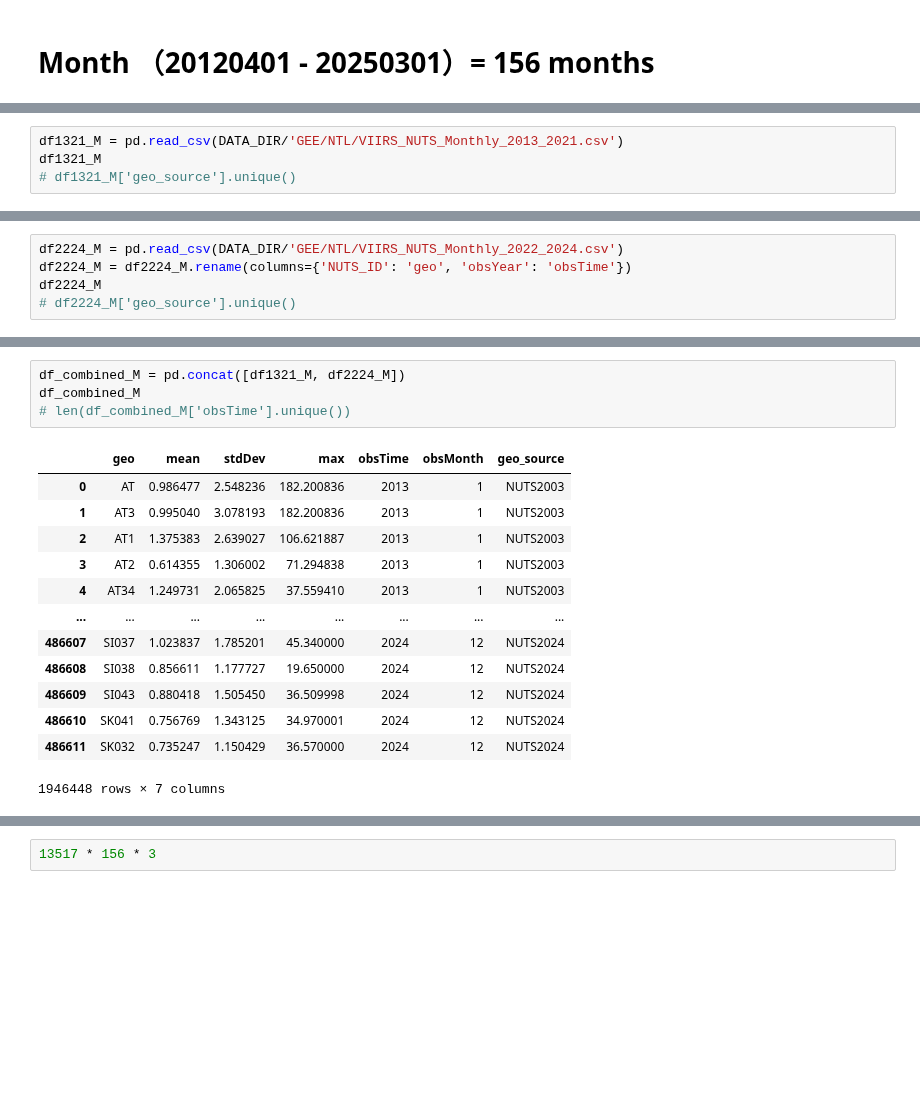
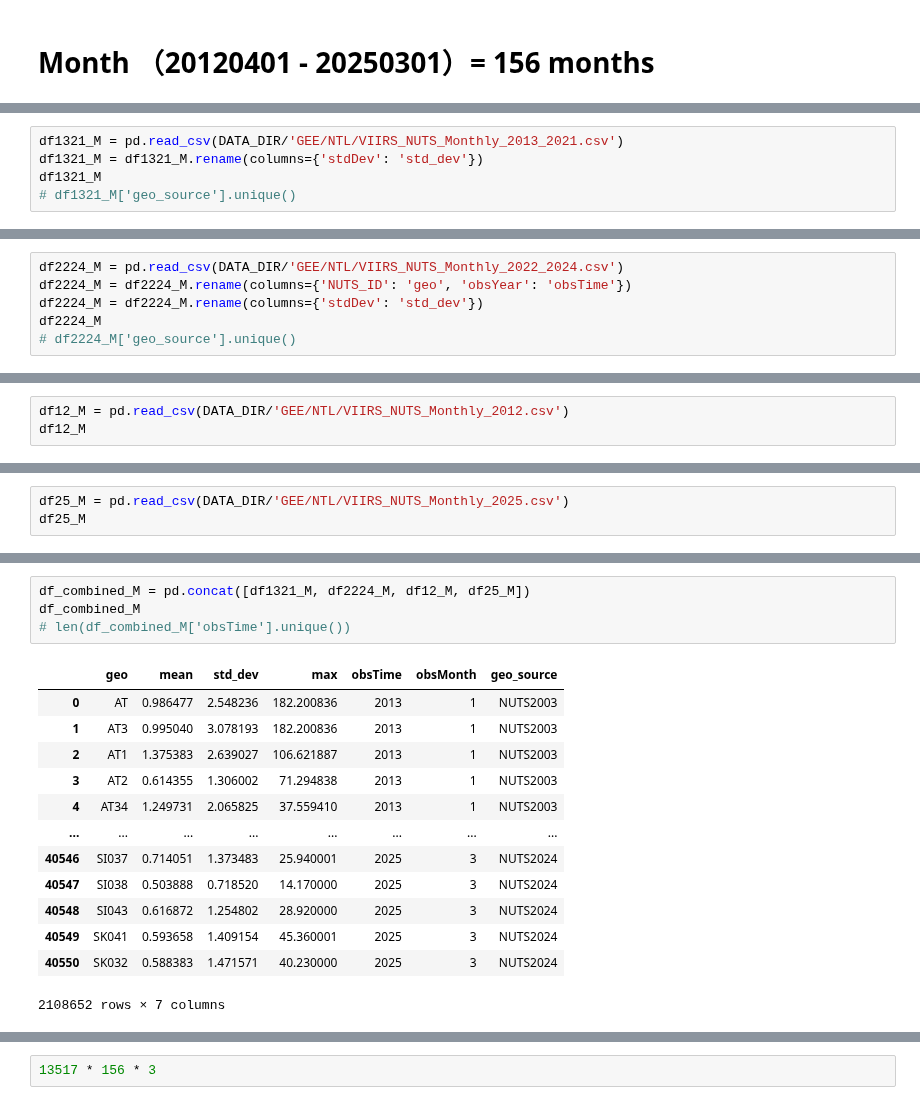
Before and after one commit to OxfordDemSci/Mapineq, a Jupyter notebook: src/data-wrangling/GEE/NTL/NTL_post_GEE.ipynb, the cells around one changed output, grey strips where cells are left out. Drawn from its saved outputs; the diff is of its cells as text; blank space fills up the shorter version.

Commit message:
update NUTS monthly

```diff
--- a/src/data-wrangling/GEE/NTL/NTL_post_GEE.ipynb
+++ b/src/data-wrangling/GEE/NTL/NTL_post_GEE.ipynb
@@ -336,5 +336,6 @@ validate(data=EURO_long)
 # %%
 df1321_M = pd.read_csv(DATA_DIR/'GEE/NTL/VIIRS_NUTS_Monthly_2013_2021.csv')
+df1321_M = df1321_M.rename(columns={'stdDev': 'std_dev'})
 df1321_M
 # df1321_M['geo_source'].unique()
 # %% [output]
@@ -354,6 +355,7 @@ df1321_M
 # %%
 df2224_M = pd.read_csv(DATA_DIR/'GEE/NTL/VIIRS_NUTS_Monthly_2022_2024.csv')
 df2224_M = df2224_M.rename(columns={'NUTS_ID': 'geo', 'obsYear': 'obsTime'})
+df2224_M = df2224_M.rename(columns={'stdDev': 'std_dev'})
 df2224_M
 # df2224_M['geo_source'].unique()
 # %% [output]
@@ -370,3 +372,6 @@ df2224_M
 | 486610 | SK041 | 0.756769 | 1.343125 | 34.970001 | 2024 | 12 | NUTS2024 |
 | 486611 | SK032 | 0.735247 | 1.150429 | 36.570000 | 2024 | 12 | NUTS2024 |
 486612 rows × 7 columns
+# %%
+df12_M = pd.read_csv(DATA_DIR/'GEE/NTL/VIIRS_NUTS_Monthly_2012.csv')
+df12_M
@@ -372,0 +392,3 @@ df2224_M
+# %%
+df25_M = pd.read_csv(DATA_DIR/'GEE/NTL/VIIRS_NUTS_Monthly_2025.csv')
+df25_M
@@ -373,19 +409,19 @@ df2224_M
 # %%
-df_combined_M = pd.concat([df1321_M, df2224_M])
+df_combined_M = pd.concat([df1321_M, df2224_M, df12_M, df25_M])
 df_combined_M
 # len(df_combined_M['obsTime'].unique())
 # %% [output]
-|  | geo | mean | stdDev | max | obsTime | obsMonth | geo_source |
+|  | geo | mean | std_dev | max | obsTime | obsMonth | geo_source |
 | 0 | AT | 0.986477 | 2.548236 | 182.200836 | 2013 | 1 | NUTS2003 |
 | 1 | AT3 | 0.995040 | 3.078193 | 182.200836 | 2013 | 1 | NUTS2003 |
 | 2 | AT1 | 1.375383 | 2.639027 | 106.621887 | 2013 | 1 | NUTS2003 |
 | 3 | AT2 | 0.614355 | 1.306002 | 71.294838 | 2013 | 1 | NUTS2003 |
 | 4 | AT34 | 1.249731 | 2.065825 | 37.559410 | 2013 | 1 | NUTS2003 |
 | ... | ... | ... | ... | ... | ... | ... | ... |
-| 486607 | SI037 | 1.023837 | 1.785201 | 45.340000 | 2024 | 12 | NUTS2024 |
-| 486608 | SI038 | 0.856611 | 1.177727 | 19.650000 | 2024 | 12 | NUTS2024 |
-| 486609 | SI043 | 0.880418 | 1.505450 | 36.509998 | 2024 | 12 | NUTS2024 |
-| 486610 | SK041 | 0.756769 | 1.343125 | 34.970001 | 2024 | 12 | NUTS2024 |
-| 486611 | SK032 | 0.735247 | 1.150429 | 36.570000 | 2024 | 12 | NUTS2024 |
+| 40546 | SI037 | 0.714051 | 1.373483 | 25.940001 | 2025 | 3 | NUTS2024 |
+| 40547 | SI038 | 0.503888 | 0.718520 | 14.170000 | 2025 | 3 | NUTS2024 |
+| 40548 | SI043 | 0.616872 | 1.254802 | 28.920000 | 2025 | 3 | NUTS2024 |
+| 40549 | SK041 | 0.593658 | 1.409154 | 45.360001 | 2025 | 3 | NUTS2024 |
+| 40550 | SK032 | 0.588383 | 1.471571 | 40.230000 | 2025 | 3 | NUTS2024 |
-1946448 rows × 7 columns
+2108652 rows × 7 columns
 # %%
```
Also changed, not shown: parts of 7 cells of this notebook, 5 other files.
